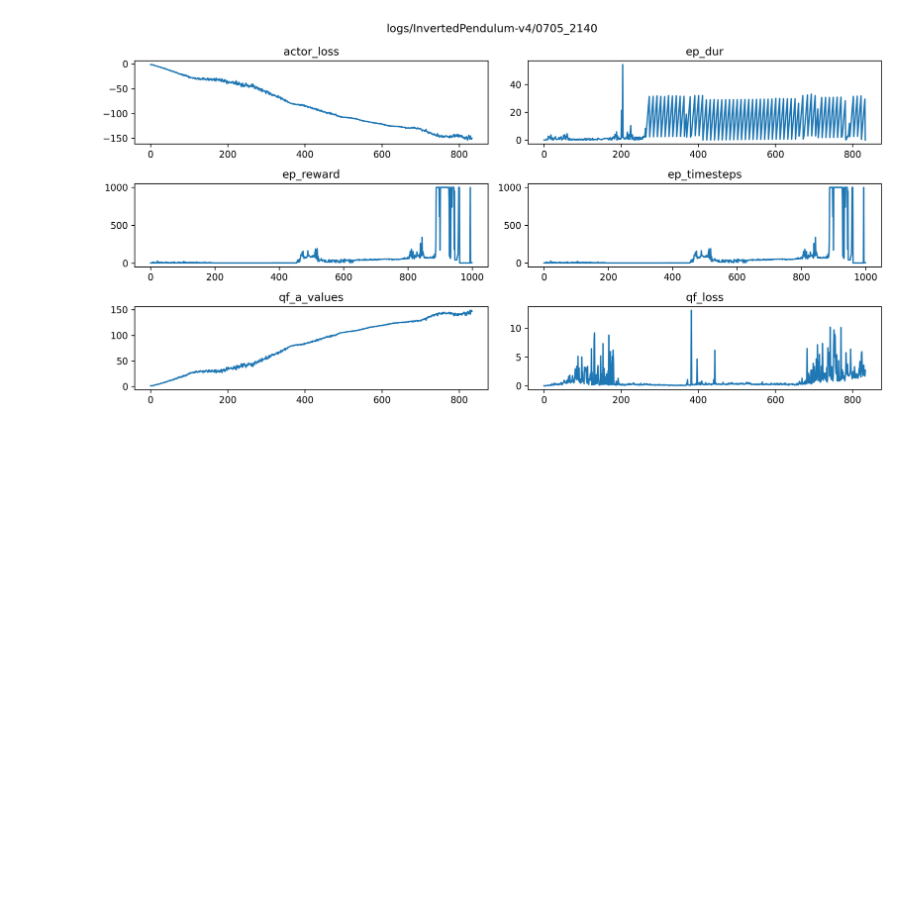
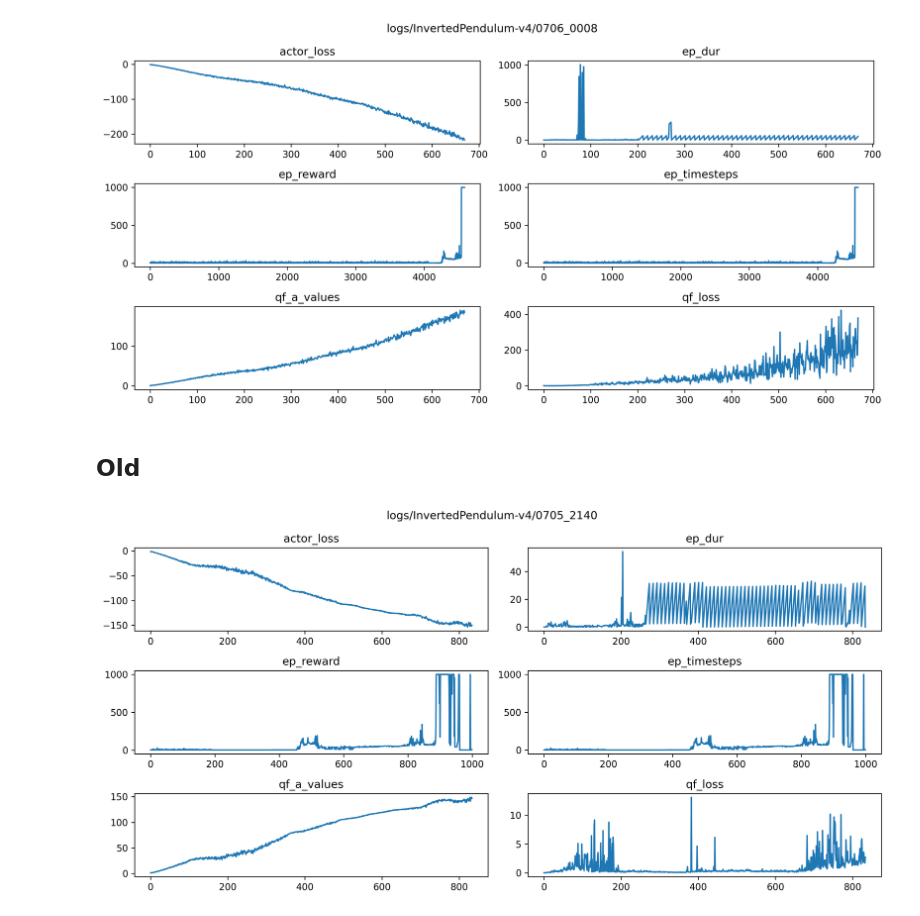
Before and after one commit to stevenabreu7/adaptiveRL2, a Jupyter notebook: jaxboard.ipynb, the cells around one changed output. Saved outputs shown, nothing was run; the diff lists cells and outputs as text; code cells hidden in the pictures; blank space fills up the shorter version.

```diff
--- a/jaxboard.ipynb
+++ b/jaxboard.ipynb
@@ -2,6 +2,20 @@
 import jax.numpy as jnp
 import matplotlib.pyplot as plt
 import glob
+# %%
+log_folder = 'logs/InvertedPendulum-v4/0706_0008'
+fig, axs = plt.subplots(3, 2, figsize=(12, 6), dpi=300)
+fig.suptitle(log_folder)
+axs = axs.flatten()
+fnames = sorted(glob.glob(f'{log_folder}/*.npy'))
+for idx, fname in enumerate(fnames):
+    axs[idx].set_title(fname.split('/')[-1].split('.')[0])
+    axs[idx].plot(jnp.load(fname))
+fig.tight_layout();
+# %% [output]
+[figure, added]
+# %% [markdown]
+## Old
 # %%
 log_folder = 'logs/InvertedPendulum-v4/0705_2140'
 fig, axs = plt.subplots(3, 2, figsize=(12, 6), dpi=300)
```
Also changed, not shown: 1 other file.
